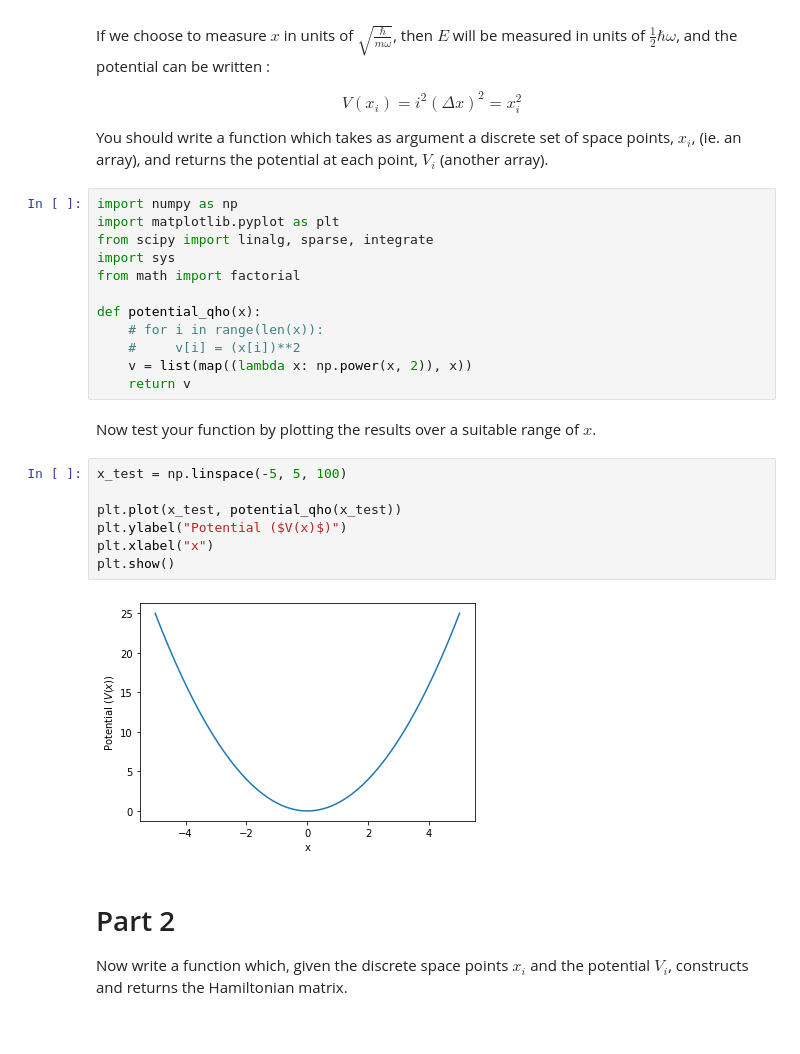
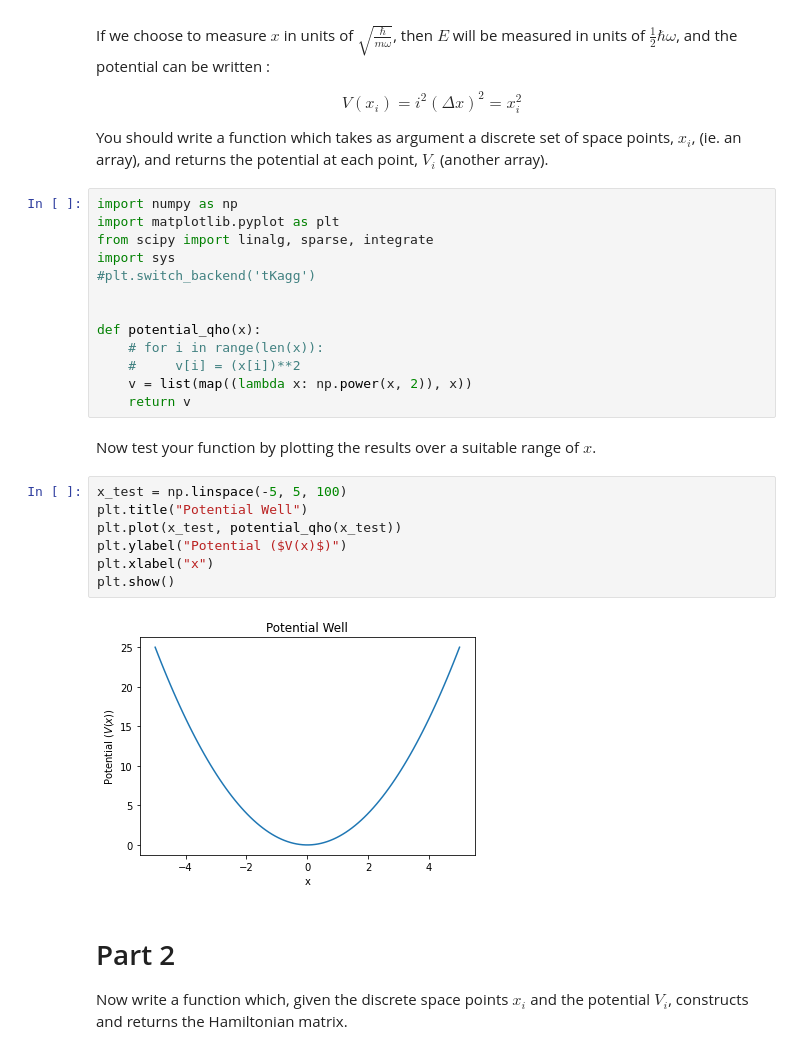
Before and after one commit to sam-you-ell/Computational-Physics, a Jupyter notebook: LinAlgEx2.ipynb, the cells around one changed output. Drawn from its saved outputs; the diff is of its cells as text.

```diff
--- a/LinAlgEx2.ipynb
+++ b/LinAlgEx2.ipynb
@@ -57,7 +57,8 @@ import numpy as np
 import matplotlib.pyplot as plt
 from scipy import linalg, sparse, integrate
 import sys
-from math import factorial
+#plt.switch_backend('tKagg')
+
 
 def potential_qho(x):
     # for i in range(len(x)):
@@ -68,13 +69,13 @@ def potential_qho(x):
 Now test your function by plotting the results over a suitable range of $x$.
 # %%
 x_test = np.linspace(-5, 5, 100)
-
+plt.title("Potential Well")
 plt.plot(x_test, potential_qho(x_test))
 plt.ylabel("Potential ($V(x)$)")
 plt.xlabel("x")
 plt.show()
 # %% [output]
-[figure, old version]
+[figure, new version]
 # %% [markdown]
 # Part 2
 
```
Also changed, not shown: parts of 8 cells of this notebook.
